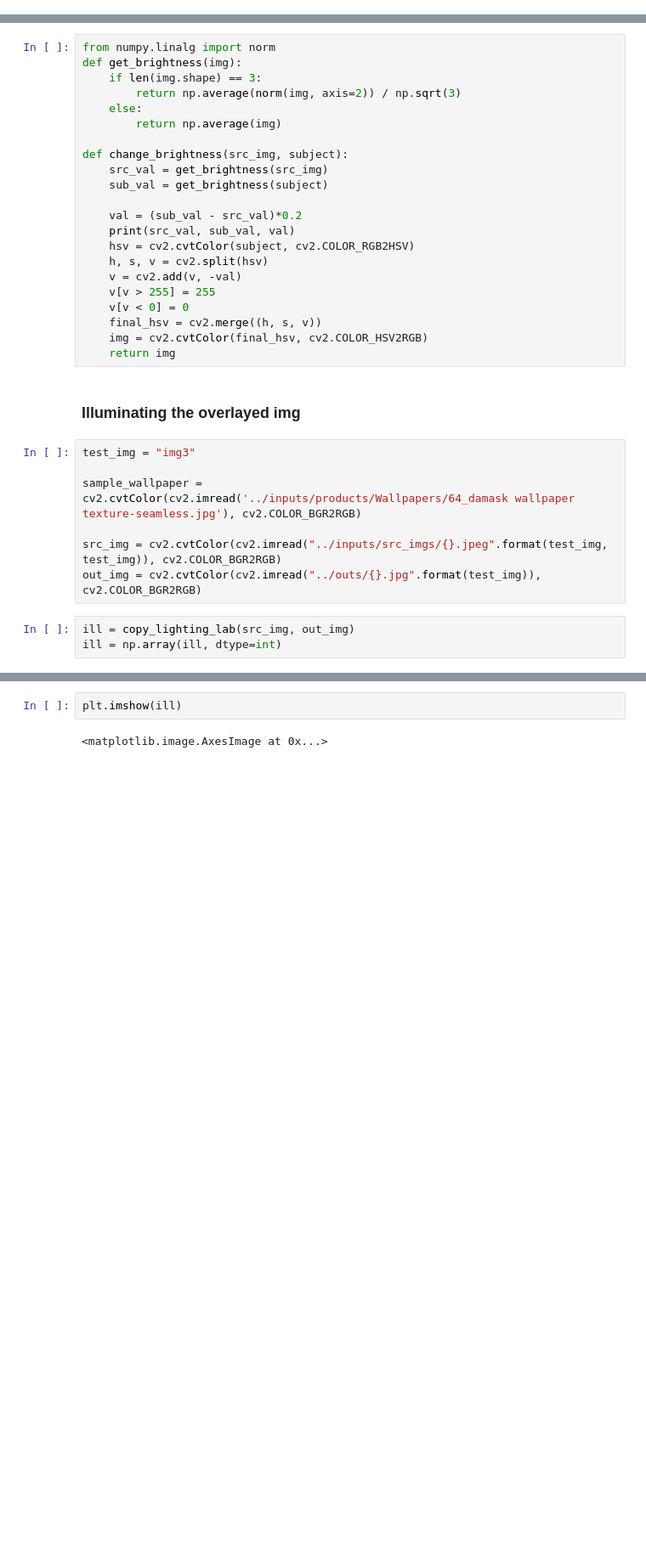
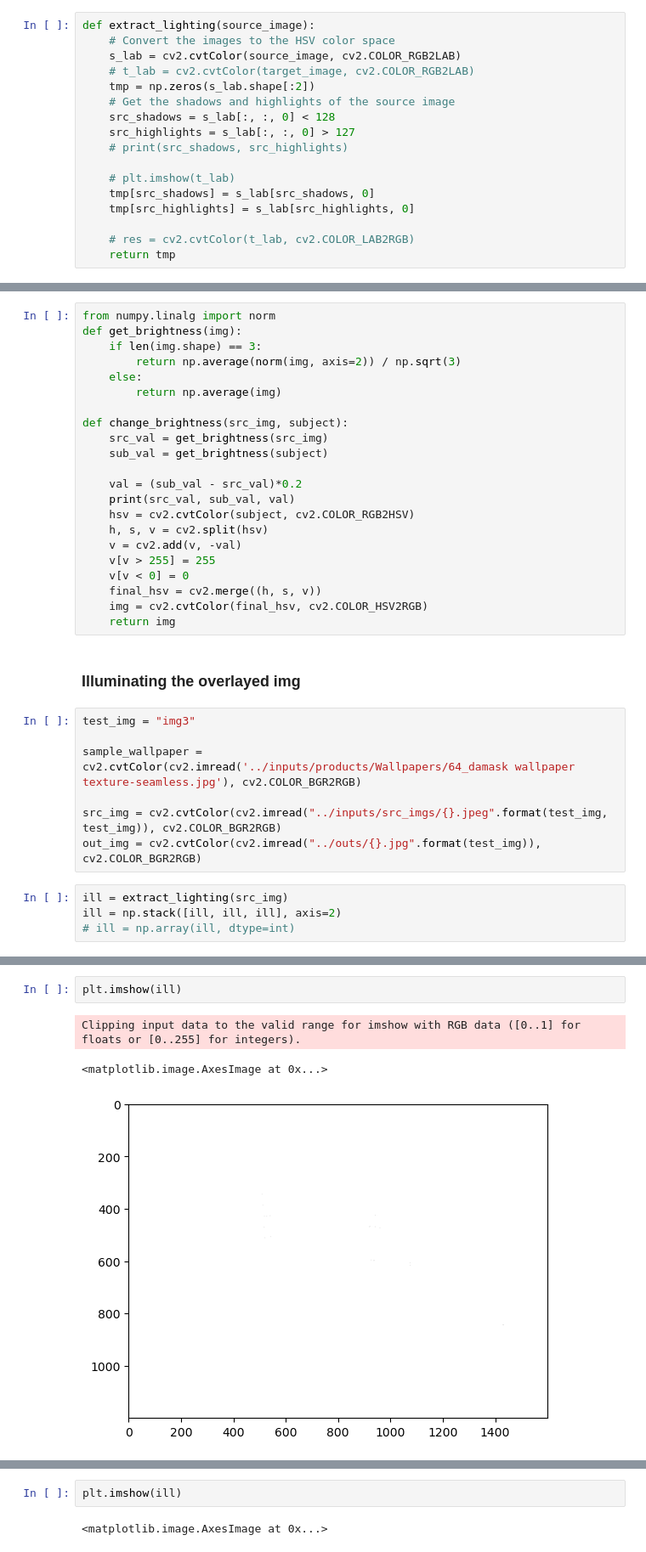
Before and after one commit to Karan-00-11/mfs, a Jupyter notebook: illumination/illumination_matcher.ipynb, the cells around one changed output, grey strips where cells are left out. Shown: that part at 85% size. Saved outputs shown, nothing was run; the diff lists cells and outputs as text; blank space fills up the shorter version.

```diff
--- a/illumination/illumination_matcher.ipynb
+++ b/illumination/illumination_matcher.ipynb
@@ -116,6 +116,23 @@ def copy_lighting_lab(source_image, target_image):
 
     res = cv2.cvtColor(t_lab, cv2.COLOR_LAB2RGB)
     return res
+# %%
+def extract_lighting(source_image):
+    # Convert the images to the HSV color space
+    s_lab = cv2.cvtColor(source_image, cv2.COLOR_RGB2LAB)
+    # t_lab = cv2.cvtColor(target_image, cv2.COLOR_RGB2LAB)
+    tmp = np.zeros(s_lab.shape[:2])
+    # Get the shadows and highlights of the source image
+    src_shadows = s_lab[:, :, 0] < 128
+    src_highlights = s_lab[:, :, 0] > 127
+    # print(src_shadows, src_highlights)
+
+    # plt.imshow(t_lab)
+    tmp[src_shadows] = s_lab[src_shadows, 0]
+    tmp[src_highlights] = s_lab[src_highlights, 0]
+
+    # res = cv2.cvtColor(t_lab, cv2.COLOR_LAB2RGB)
+    return tmp
 # %%
 def copy_lighting_lab1(source_image, target_image):
     # Convert the images to the HSV color space
@@ -179,6 +196,7 @@ sample_wallpaper = cv2.cvtColor(cv2.imread('../inputs/products/Wallpapers/64_dam
 src_img = cv2.cvtColor(cv2.imread("../inputs/src_imgs/{}.jpeg".format(test_img, test_img)), cv2.COLOR_BGR2RGB)
 out_img = cv2.cvtColor(cv2.imread("../outs/{}.jpg".format(test_img)), cv2.COLOR_BGR2RGB)
 # %%
-ill = copy_lighting_lab(src_img, out_img)
-ill = np.array(ill, dtype=int)
+ill = extract_lighting(src_img)
+ill = np.stack([ill, ill, ill], axis=2)
+# ill = np.array(ill, dtype=int)
 # %%
@@ -187,0 +222,6 @@ ill.shape
+# %%
+plt.imshow(ill)
+# %% [output]
+Clipping input data to the valid range for imshow with RGB data ([0..1] for floats or [0..255] for integers).
+<matplotlib.image.AxesImage at 0x...>
+[figure, added]
```
Also changed, not shown: parts of 2 cells of this notebook.
